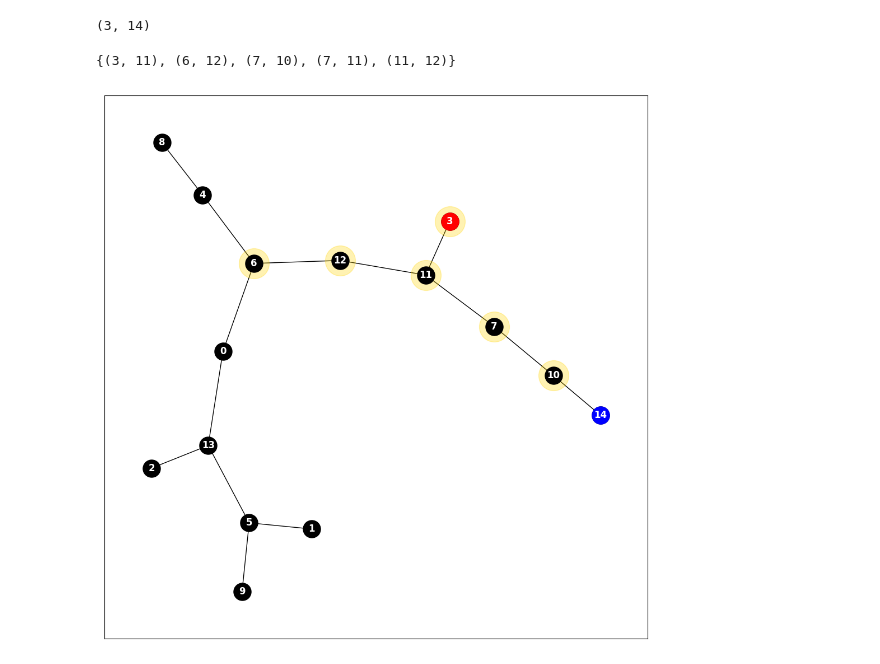
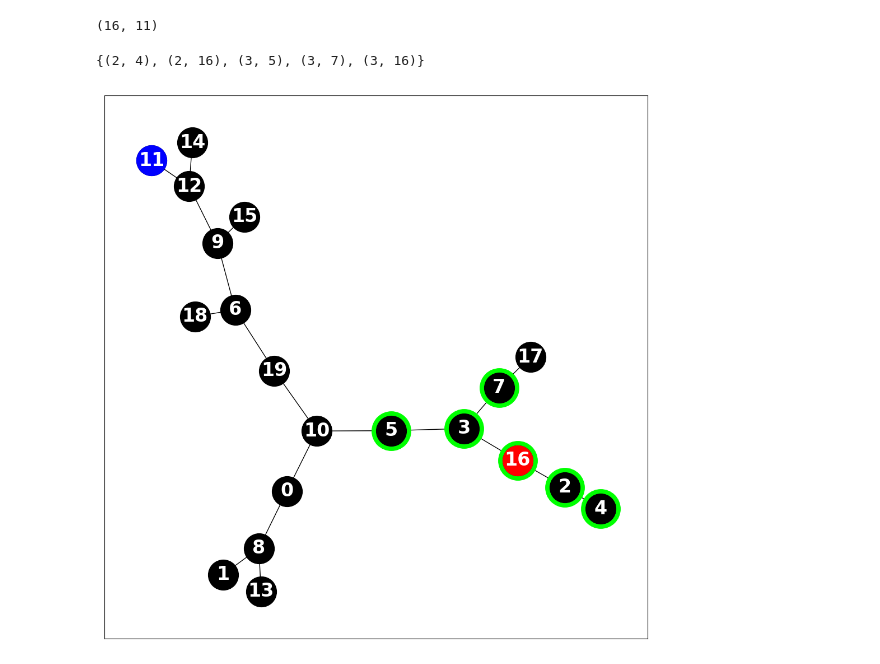
Before and after one commit to BartekCupial/gym-pogs, a Jupyter notebook: notebooks/playground.ipynb, the cells around one changed output. Cells and saved outputs as stored; diff of their text form; code cells hidden in the pictures.

Commit message:
update render

```diff
--- a/notebooks/playground.ipynb
+++ b/notebooks/playground.ipynb
@@ -4,5 +5,5 @@ import gym_pogs
 from PIL import Image
 # %%
-env = gym.make("POGS-v0", num_nodes=15, k_nearest=3, max_steps=30, render_mode="rgb_array")
-obs, info = env.reset(seed=12)
+env = gym.make("HardPOGS-v0", num_nodes=20, k_nearest=2, max_steps=30, render_mode="rgb_array")
+obs, info = env.reset(seed=29)
 # %%
@@ -30,12 +37,12 @@ vec, current, target, edge_list = obs.values()
 # %%
 current, target
 # %% [output]
-(3, 14)
+(16, 11)
 # %%
 edge_list
 # %% [output]
-{(3, 11), (6, 12), (7, 10), (7, 11), (11, 12)}
+{(2, 4), (2, 16), (3, 5), (3, 7), (3, 16)}
 # %%
-Image.fromarray(env.unwrapped.render("rgb_array"))
+Image.fromarray(env.unwrapped.render())
 # %% [output]
-[figure, old version]
+[figure, new version]
```
Also changed, not shown: parts of 4 cells of this notebook, 1 other file.
